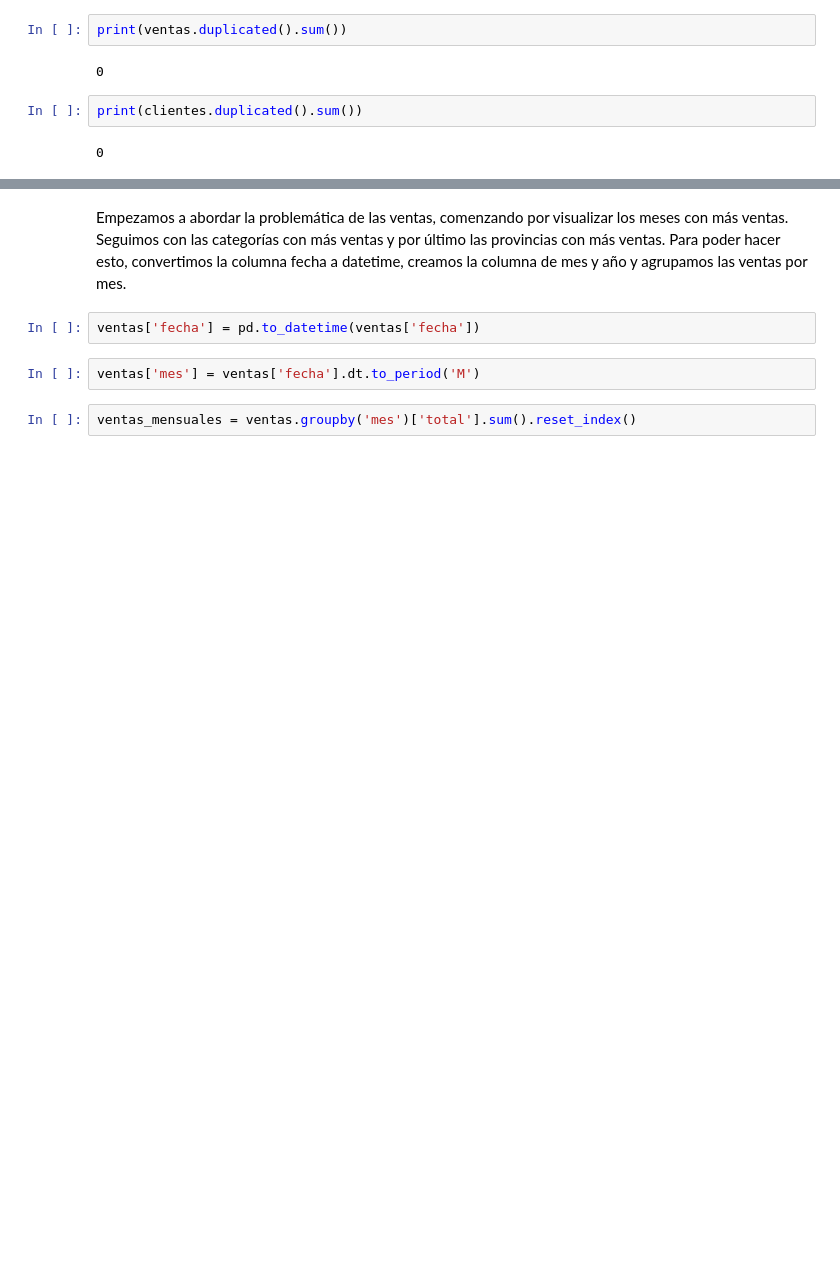
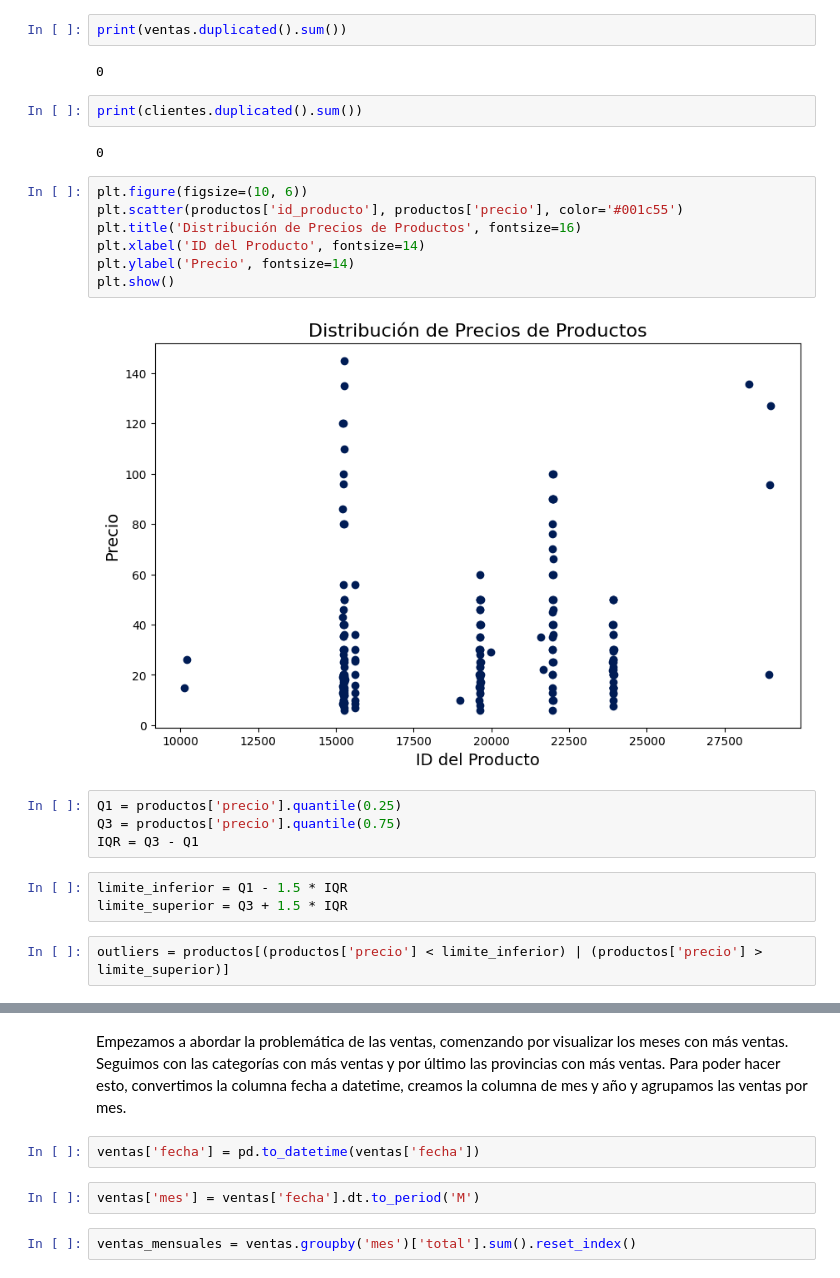
Before and after one commit to sbkrz/noir_velvet, a Jupyter notebook: EDA.ipynb, the cells around one changed output, grey strips where cells are left out. Cells and saved outputs as stored; diff of their text form; blank space fills up the shorter version.

```diff
--- a/EDA.ipynb
+++ b/EDA.ipynb
@@ -113,3 +113,21 @@ print(ventas.duplicated().sum())
 print(clientes.duplicated().sum())
 # %% [output]
 0
+# %%
+plt.figure(figsize=(10, 6))
+plt.scatter(productos['id_producto'], productos['precio'], color='#001c55')
+plt.title('Distribución de Precios de Productos', fontsize=16)
+plt.xlabel('ID del Producto', fontsize=14)
+plt.ylabel('Precio', fontsize=14)
+plt.show()
+# %% [output]
+[figure, added]
+# %%
+Q1 = productos['precio'].quantile(0.25)
+Q3 = productos['precio'].quantile(0.75)
+IQR = Q3 - Q1
+# %%
+limite_inferior = Q1 - 1.5 * IQR
+limite_superior = Q3 + 1.5 * IQR
+# %%
+outliers = productos[(productos['precio'] < limite_inferior) | (productos['precio'] > limite_superior)]
```
Also changed, not shown: parts of 7 cells of this notebook, 1 other file.
